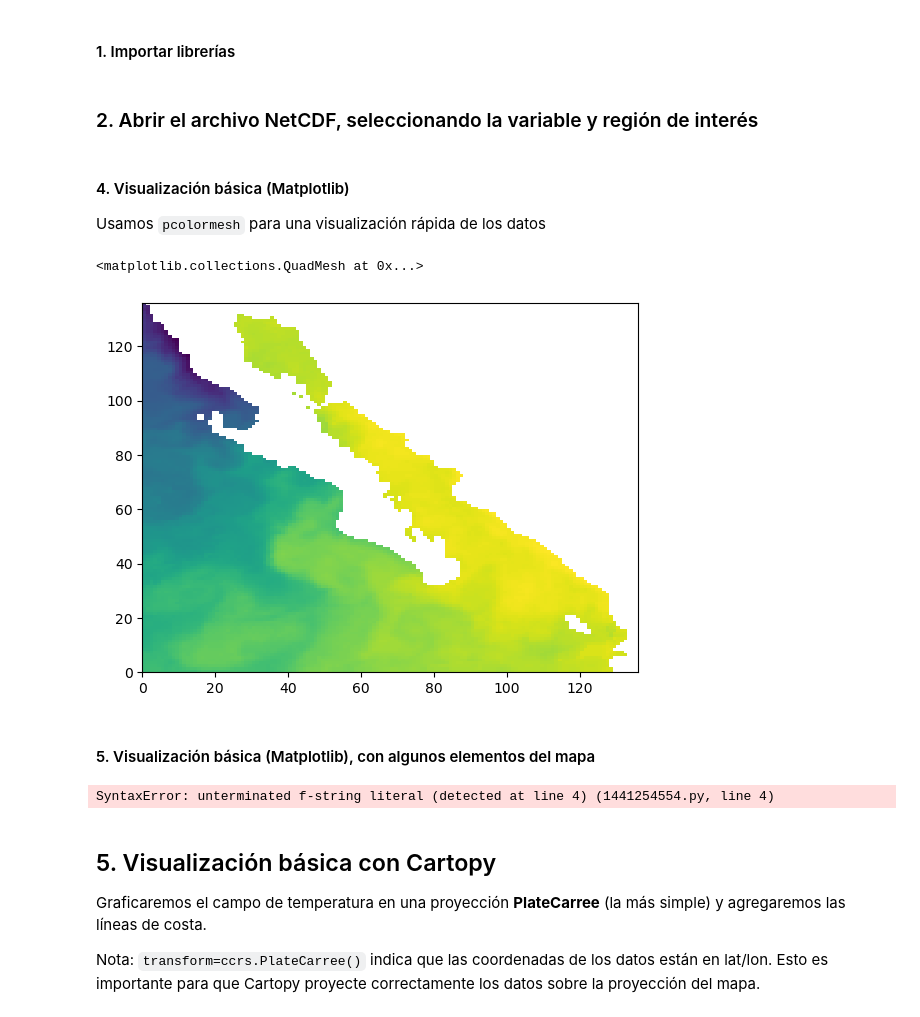
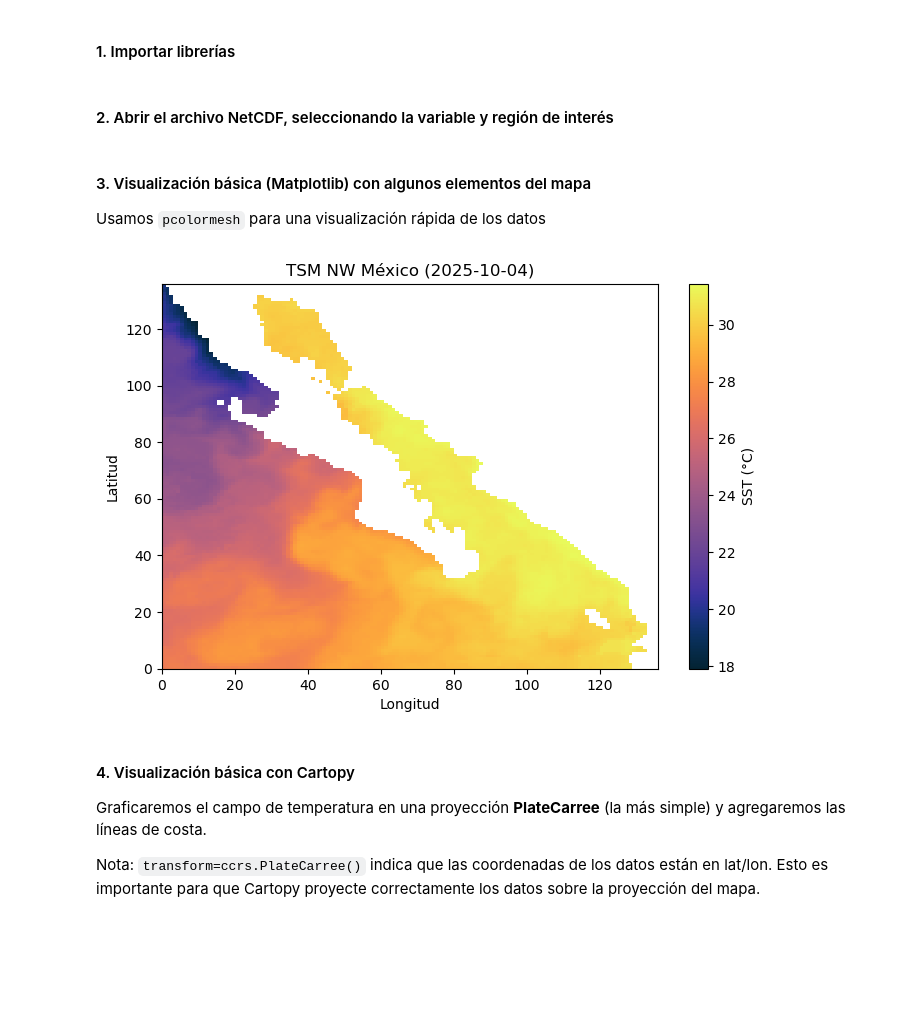
Before and after one commit to gmflores/ohw2025, a Jupyter notebook: datos_espaciales.ipynb, the cells around one changed output. Cells and saved outputs as stored; diff of their text form; code cells hidden in the pictures; blank space fills up the shorter version.

```diff
--- a/datos_espaciales.ipynb
+++ b/datos_espaciales.ipynb
@@ -50,5 +52,5 @@ import cartopy.feature as cfeature
 import cmocean
 import numpy as np
 # %% [markdown]
-### 2. Abrir el archivo NetCDF, seleccionando la variable y región de interés
+#### 2. Abrir el archivo NetCDF, seleccionando la variable y región de interés
 # %%
@@ -59,28 +67,21 @@ sst_data = ds.analysed_sst.sel(lat=slice(20,32), lon = slice(-117, -105))
 # Seleccionamos el primer tiempo del dataset para obtener una variable espacial 2D
 sst = sst_data.isel(time=0) - 273  # Convertimos de Kelvin a Celsius
 # %% [markdown]
-#### 4. Visualización básica (Matplotlib)
+#### 3. Visualización básica (Matplotlib) con algunos elementos del mapa
 
 Usamos `pcolormesh` para una visualización rápida de los datos
-# %%
-plt.pcolormesh(sst)
-# %% [output]
-<matplotlib.collections.QuadMesh at 0x...>
-[figure, removed]
-# %% [markdown]
-#### 5. Visualización básica (Matplotlib), con algunos elementos del mapa
 # %%
 plt.figure(figsize=(8,5))
-plt.pcolormesh(lon, lat, sst, cmap=cmocean.cm.thermal)
+plt.pcolormesh(sst, cmap=cmocean.cm.thermal)
 plt.colorbar(label="SST (°C)")
-plt.title(f"Temperatura de la Superficie del Mar (NW México) {format(str(sst.time.values)[:10])})
+plt.title(f"TSM NW México ({str(sst.time.values)[:10]})")
 plt.xlabel("Longitud")
 plt.ylabel("Latitud")
 plt.show()
 # %% [output]
-SyntaxError: unterminated f-string literal (detected at line 4) (1441254554.py, line 4)
+[figure, added]
 # %% [markdown]
-## 5. Visualización básica con Cartopy
+#### 4. Visualización básica con Cartopy
 
 Graficaremos el campo de temperatura en una proyección **PlateCarree** (la más simple) y agregaremos las líneas de costa.
 
```
Also changed, not shown: parts of 14 cells of this notebook.
